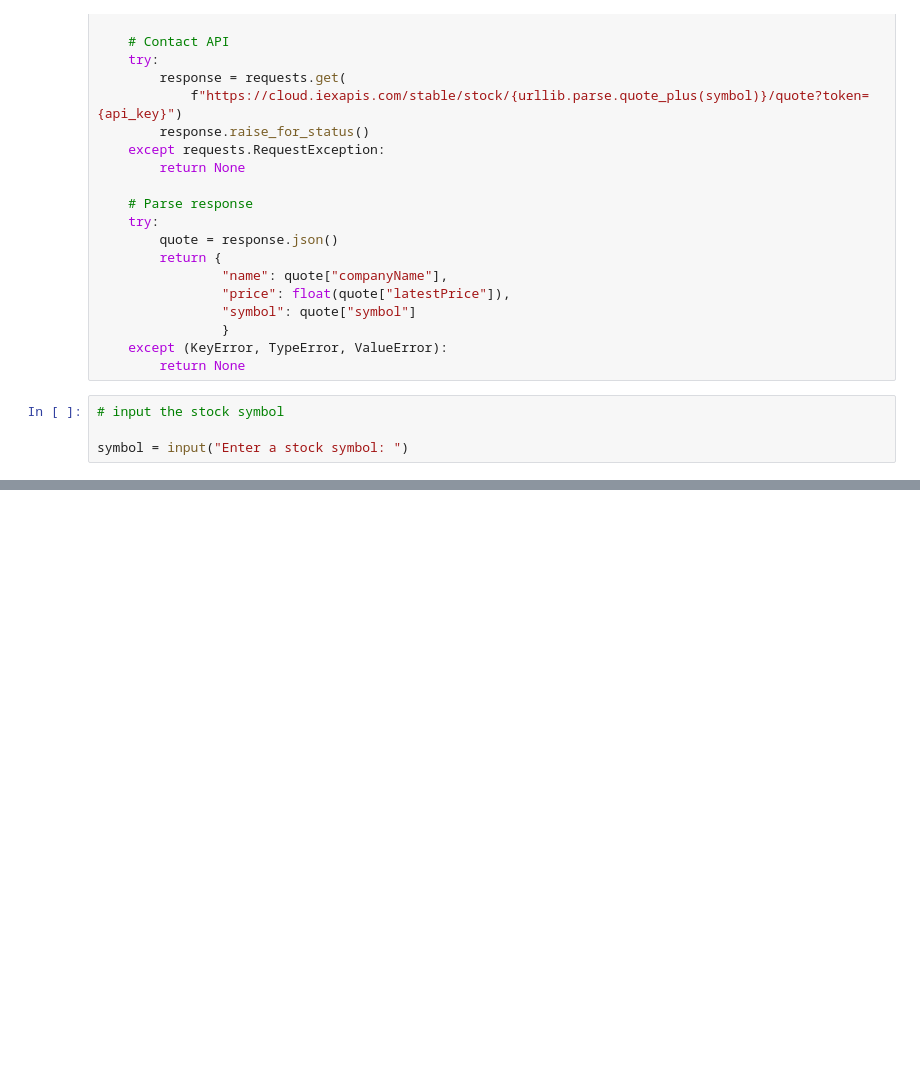
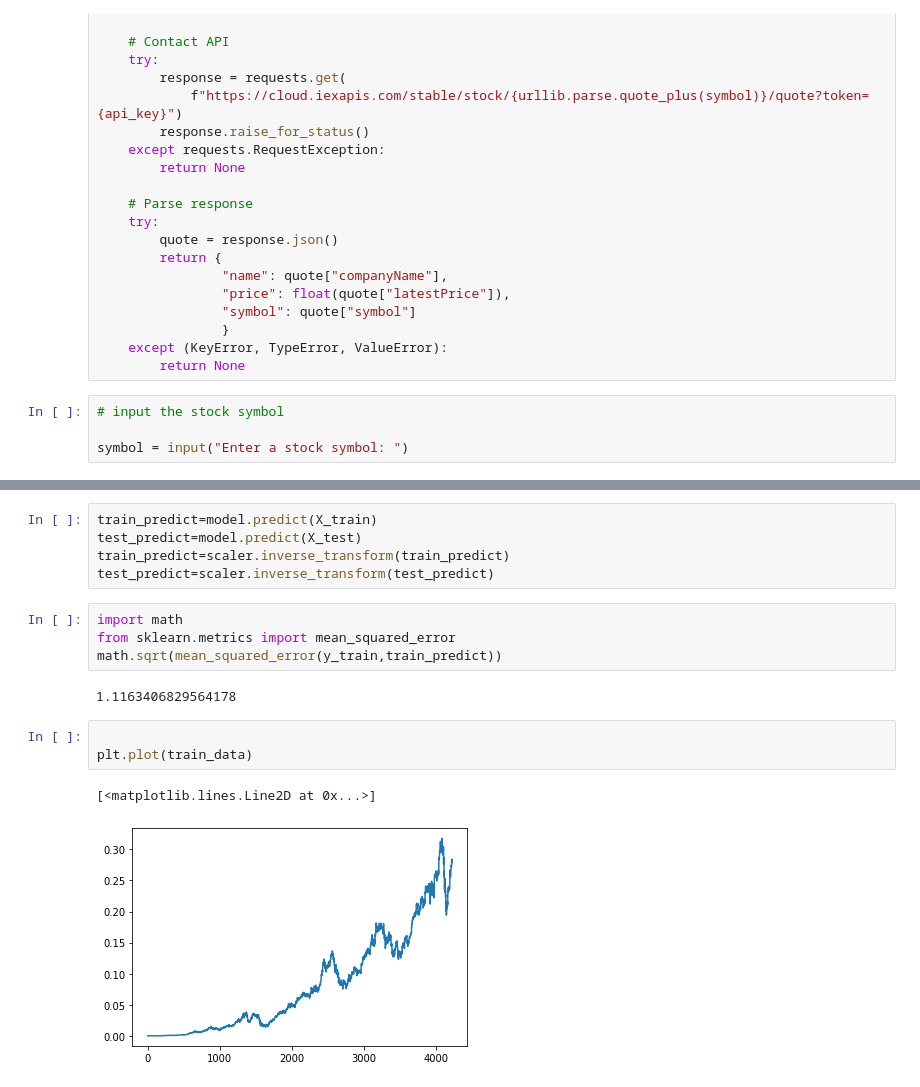
Before and after one commit to lazyboy4943/AIYA-Stockpricepredictor, a Jupyter notebook: Stock price predictor/pricepredictor.ipynb, the cells around one changed output, grey strips where cells are left out. Drawn from its saved outputs; the diff is of its cells as text; blank space fills up the shorter version.

```diff
--- a/Stock price predictor/pricepredictor.ipynb
+++ b/Stock price predictor/pricepredictor.ipynb
@@ -139,0 +196,17 @@ AttributeError: 'DataFrame' object has no attribute 'load_data'
+# %%
+train_predict=model.predict(X_train)
+test_predict=model.predict(X_test)
+train_predict=scaler.inverse_transform(train_predict)
+test_predict=scaler.inverse_transform(test_predict)
+# %%
+import math
+from sklearn.metrics import mean_squared_error
+math.sqrt(mean_squared_error(y_train,train_predict))
+# %% [output]
+1.1163406829564178
+# %%
+
+plt.plot(train_data)
+# %% [output]
+[<matplotlib.lines.Line2D at 0x...>]
+[figure, added]
```
Also changed, not shown: parts of 19 cells of this notebook, 1 other file.
